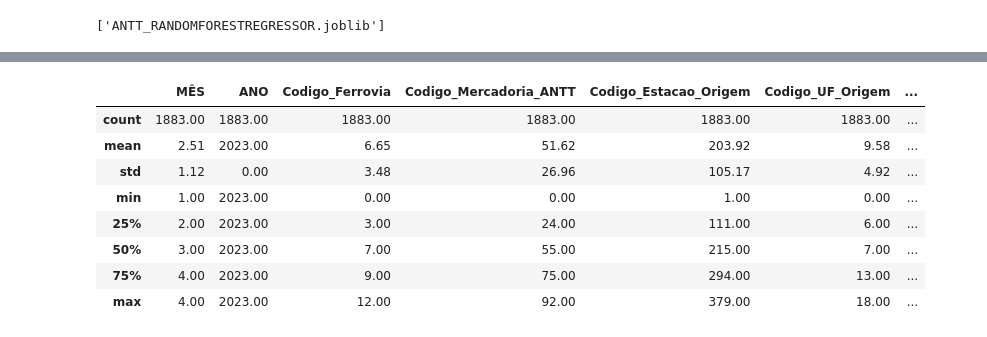
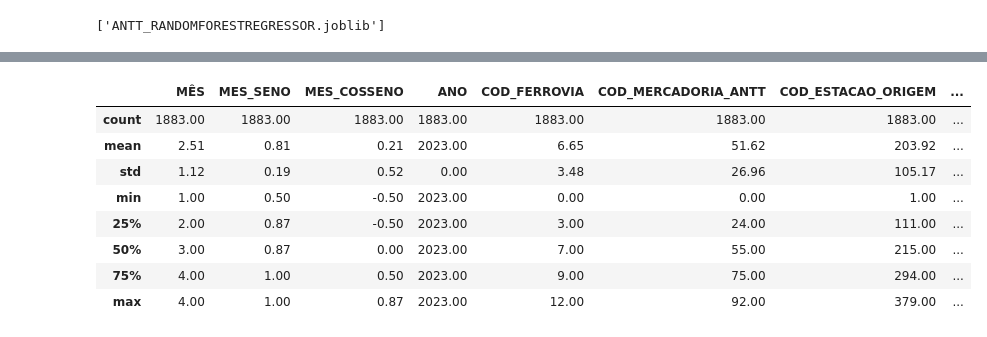
Before and after one commit to iugamil/RANDOM_FOREST_REGRESSOR, a Jupyter notebook: 01-ANTT_FERROVIAS_RANDOMFOREST_REGRESSOR.ipynb, the cells around one changed output, grey strips where cells are left out. Saved outputs shown, nothing was run; the diff lists cells and outputs as text; code cells hidden in the pictures.

```diff
--- a/01-ANTT_FERROVIAS_RANDOMFOREST_REGRESSOR.ipynb
+++ b/01-ANTT_FERROVIAS_RANDOMFOREST_REGRESSOR.ipynb
@@ -132,6 +132,20 @@ base_original.head(3)
 
 ################################################################################
 
+# AJUSTANDO NOME DAS COLUNAS
+base_original.columns = ['FERROVIA',
+'MERCADORIA_ANTT',
+'ESTACAO_ORIGEM',
+'UF_ORIGEM',
+'ESTACAO_DESTINO',
+'UF_DESTINO',
+'TU',
+'MÊS',
+'ANO',
+'TONELADAS_MES_ANTERIOR',
+'TONELADAS_ANO_ANTERIOR',
+'QTD_EMPREGADOS',
+'INVESTIMENTOS_MALHA']
 
 base_original.describe()
 # %% [output]
@@ -397,7 +411,7 @@ np.random.seed(2)
 ## BASE MODELO
 #print(base_original.columns)
 print('--------------------')
-base_modelo = base_original
+base_modelo = base_original.copy()
 
 
 # REMOVENDO COLUNA FLAG POIS É UM INCREMENTO
@@ -418,7 +432,7 @@ categ = base_modelo.select_dtypes(include=['object', 'category']).copy()
 # LAMBDA QUE TRANSFORMA AS COLUNAS E NUMEROS
 cod_categorica_hoje_1 = categ.apply(lambda col: col.astype('category').cat.codes)
 # RENOMEANDO AS COLUNAS DE CODIGO COM PREFIXO
-cod_categorica_1 = cod_categorica_hoje_1.add_prefix('Codigo_')
+cod_categorica_1 = cod_categorica_hoje_1.add_prefix('COD_')
 
 
 # CONCATENANDO AS BASES DE CODIGOS COM A ORIGINAL
@@ -1463,8 +1546,8 @@ print(investigacao_completo[investigacao_completo['Residuo']>0.05])
 
 '''
 AQUI APLICAMOS O MODELO NO CENARIO FICTICIO PARA VER COMO ELE GENERALIZA COM OS DADOS EM UM CENÁRIO
-DESCONHECIDO. AQUI TEMOS O MESMO CONJUNTO DE DADOS PORÉM APENAS COM DADOS DE 2023.
-OS MODELOS FORAM TREINADOS COM DADOS DE 2006 ATE 2022
+DESCONHECIDO, TEMOS O MESMO CONJUNTO DE DADOS, PORÉM APENAS COM DADOS DE 2023.
+O MODELO FOI TREINADO COM DADOS DE 2006 ATE 2022
 
 '''
 
@@ -1474,10 +1557,6 @@ np.random.seed(2)
 
 # CRIANDO A BASE
 base_cenario = codigos_categorias.select_dtypes(exclude=['object', 'category']).copy()
-
-#REMOVENDO DUPLICADOS
-base_cenario = base_cenario.drop_duplicates()
-base_cenario = base_cenario.fillna(0)
 
 # SALVANDO BASE DO MODELO COMPLETA SEM FILTROS
 base_modelo_completa = base_cenario
@@ -1509,17 +1588,32 @@ base_cenario['TU_LOG10'] = np.log10(base_cenario['TU'])
 #base_cenario['PESO_TARGET_MEDIAN'] = (1 / (np.abs(base_cenario['TU'] - base_cenario['TU'].median()) + 1))
 
 
+# TRANSFORMANDO COLUNAS DO MES EM SENO E COSSENO
+# essa transformação deixa os números mais próximos, sem ela o modelo considera que quanto maior o mes maior o resultado, apenas em series temporais
+base_cenario['MES_SENO'] = np.sin(2 * np.pi * base_cenario['MÊS'] / 12)
+base_cenario['MES_COSSENO'] = np.cos(2 * np.pi * base_cenario['MÊS'] / 12)
+base_cenario['MOM'] = ((base_cenario['TU'] - base_cenario['TONELADAS_MES_ANTERIOR'])/ base_cenario['TONELADAS_MES_ANTERIOR']).astype(float)
+base_cenario = base_cenario.replace([np.inf, -np.inf], 0)
+
+
 # REMOVENDO COLUNA REAL
 base_cenario = base_cenario.drop('TU', axis=1)
 
 
-base_cenario = base_cenario[["MÊS", "ANO", "Codigo_Ferrovia", "Codigo_Mercadoria_ANTT",
-                          "Codigo_Estacao_Origem", "Codigo_UF_Origem", "Codigo_Estacao_Destino",
-                          "Codigo_UF_Destino", "TU_LOG10", 'TONELADAS_MES_ANTERIOR', 'TONELADAS_ANO_ANTERIOR', 'Qtd_empregados', 'Investimentos_malha']]
+#REMOVENDO DUPLICADOS
+base_cenario = base_cenario.replace([np.inf, -np.inf], 0)
+base_cenario = base_cenario.drop_duplicates()
+base_cenario = base_cenario.fillna(0)
+
+
+# AJUSTANDO ORDEM COLUNAS
+base_cenario = base_cenario[['MÊS', 'MES_SENO', 'MES_COSSENO', 'ANO', 'COD_FERROVIA', 'COD_MERCADORIA_ANTT', 'COD_ESTACAO_ORIGEM',
+                                           'COD_UF_ORIGEM', 'COD_ESTACAO_DESTINO', 'COD_UF_DESTINO', 'TONELADAS_MES_ANTERIOR',
+                                           'TONELADAS_ANO_ANTERIOR', 'MOM', 'QTD_EMPREGADOS', 'INVESTIMENTOS_MALHA', 'TU_LOG10']]
 
 
 print('################# BASE CENARIO ########################')
-print(base_cenario.head(1))
+print(base_cenario.info())
 base_cenario.describe()
 # %% [output]
 ################# BASE CENARIO ########################
@@ -1537,12 +1636,12 @@ base_cenario.describe()
-|  | MÊS | ANO | Codigo_Ferrovia | Codigo_Mercadoria_ANTT | Codigo_Estacao_Origem | Codigo_UF_Origem | ... |
-| count | 1883.00 | 1883.00 | 1883.00 | 1883.00 | 1883.00 | 1883.00 | ... |
-| mean | 2.51 | 2023.00 | 6.65 | 51.62 | 203.92 | 9.58 | ... |
-| std | 1.12 | 0.00 | 3.48 | 26.96 | 105.17 | 4.92 | ... |
-| min | 1.00 | 2023.00 | 0.00 | 0.00 | 1.00 | 0.00 | ... |
-| 25% | 2.00 | 2023.00 | 3.00 | 24.00 | 111.00 | 6.00 | ... |
-| 50% | 3.00 | 2023.00 | 7.00 | 55.00 | 215.00 | 7.00 | ... |
-| 75% | 4.00 | 2023.00 | 9.00 | 75.00 | 294.00 | 13.00 | ... |
-| max | 4.00 | 2023.00 | 12.00 | 92.00 | 379.00 | 18.00 | ... |
+|  | MÊS | MES_SENO | MES_COSSENO | ANO | COD_FERROVIA | COD_MERCADORIA_ANTT | COD_ESTACAO_ORIGEM | ... |
+| count | 1883.00 | 1883.00 | 1883.00 | 1883.00 | 1883.00 | 1883.00 | 1883.00 | ... |
+| mean | 2.51 | 0.81 | 0.21 | 2023.00 | 6.65 | 51.62 | 203.92 | ... |
+| std | 1.12 | 0.19 | 0.52 | 0.00 | 3.48 | 26.96 | 105.17 | ... |
+| min | 1.00 | 0.50 | -0.50 | 2023.00 | 0.00 | 0.00 | 1.00 | ... |
+| 25% | 2.00 | 0.87 | -0.50 | 2023.00 | 3.00 | 24.00 | 111.00 | ... |
+| 50% | 3.00 | 0.87 | 0.00 | 2023.00 | 7.00 | 55.00 | 215.00 | ... |
+| 75% | 4.00 | 1.00 | 0.50 | 2023.00 | 9.00 | 75.00 | 294.00 | ... |
+| max | 4.00 | 1.00 | 0.87 | 2023.00 | 12.00 | 92.00 | 379.00 | ... |
 # %%
 
 ############################################################################
```
Also changed, not shown: parts of 25 cells of this notebook, 1 other file.
